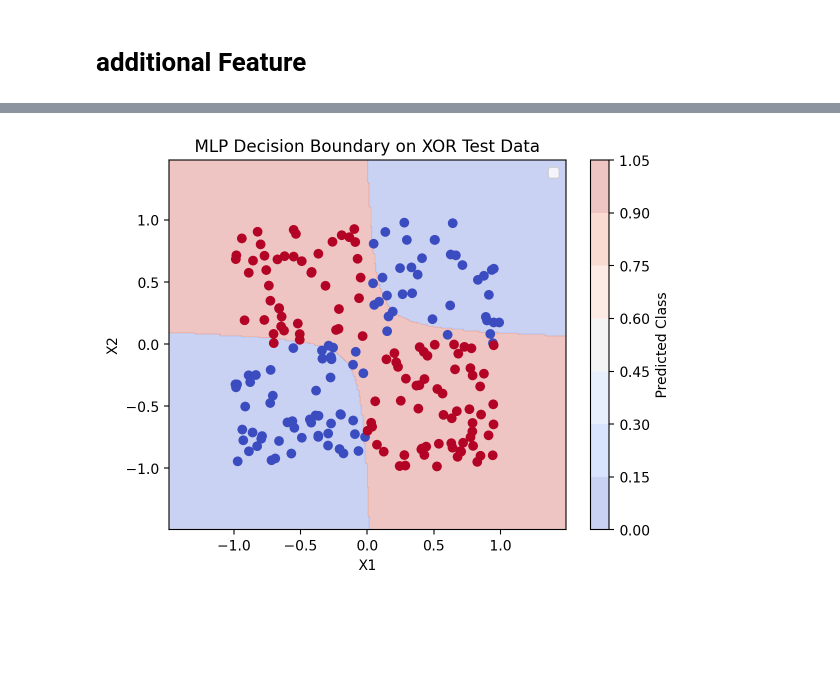
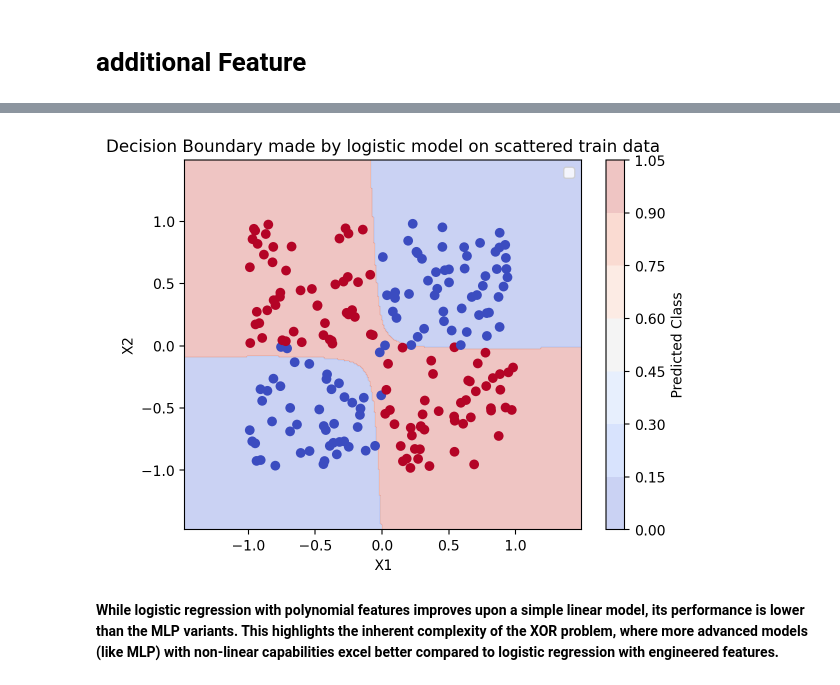
Before and after one commit to Vanshrichardiya/Vanshri, a Jupyter notebook: Task_2_MLP.ipynb, the cells around one changed output, grey strips where cells are left out. Cells and saved outputs as stored; diff of their text form; code cells hidden in the pictures; blank space fills up the shorter version.

```diff
--- a/Task_2_MLP.ipynb
+++ b/Task_2_MLP.ipynb
@@ -83,6 +84,6 @@ for i in range(1,epochs+1):
     opt.zero_grad()
     loss.backward()
     opt.step()
-    if i%10==0:
+    if i%100==0:
         print("Epochs",i,"Loss: ", loss)
 # %% [output]
@@ -153,0 +248,25 @@ Y_train_t = Y_train_t[:160]
+# %%
+for lambda_l2 in l2_values:
+    model = MLP()
+    criterion = nn.BCELoss()
+    optimizer = optim.Adam(model.parameters(), lr=0.01, weight_decay=lambda_l2)
+
+    for epoch in range(1, epochs + 1):
+        model.train()
+        output = model(X_train_t)
+        loss = criterion(output, Y_train_t)
+        optimizer.zero_grad()
+        loss.backward()
+        optimizer.step()
+
+    model.eval()
+    with torch.no_grad():
+        val_output = model(X_val_t)
+        val_pred = val_output.round()
+        val_accuracy = (val_pred.eq(Y_val_t).sum() / float(Y_val_t.shape[0])).item() * 100
+        val_accs.append(val_accuracy)
+        print(f'L2 Lambda: {lambda_l2}, Validation Accuracy: {val_accuracy:.2f}%')
+
+        if val_accuracy > best_val_accuracy:
+            best_val_accuracy = val_accuracy
+            best_lambda_l2 = lambda_l2
@@ -154,19 +290,15 @@ Y_train_t = Y_train_t[:160]
 # %%
-lambda_l1=0.001
 model = MLP()
-criterion = nn.BCELoss()
-optimizer = torch.optim.Adam(model.parameters(), lr=0.01)
-
-# Training loop
-epochs = 500
+optimizer = torch.optim.Adam(model.parameters(), lr=0.01, weight_decay=best_lambda_l2)
+epochs=500
 for epoch in range(1, epochs + 1):
     model.train()
     output = model(X_train_t)
-    loss = criterion(output, Y_train_t) + l1_reg(model, lambda_l1)
+    loss = criterion(output, Y_train_t)
     optimizer.zero_grad()
     loss.backward()
     optimizer.step()
 
-    if epoch % 10 == 0:
+    if epoch % 100 == 0:
         print(f"Epoch {epoch}, Loss: {loss.item():.4f}")
 # %% [output]
@@ -407,25 +403,26 @@ Test Accuracy: 93.50%
 # %%
 x_min, x_max = X_test[:, 0].min() - 0.5, X_test[:, 0].max() + 0.5
 y_min, y_max = X_test[:, 1].min() - 0.5, X_test[:, 1].max() + 0.5
 xx, yy = np.meshgrid(np.arange(x_min, x_max, 0.01), np.arange(y_min, y_max, 0.01))
 
-# Predict class labels for all points in the meshgrid
 grid_data = np.c_[xx.ravel(), yy.ravel()]
-grid_data_poly = poly.transform(grid_data)  # Transform grid data to match polynomial features
+grid_data_poly = poly.transform(grid_data)
 grid_data_t = torch.tensor(grid_data_poly, dtype=torch.float32)
 
 with torch.no_grad():
     Z = model(grid_data_t)
     Z = Z.round().numpy().reshape(xx.shape)
 
 # Plot decision surface
 plt.contourf(xx, yy, Z, alpha=0.3, cmap='coolwarm')
 plt.colorbar(label='Predicted Class')
 plt.scatter(X_train[:, 0], X_train[:, 1], c=Y_train, cmap='coolwarm')
 plt.xlabel("X1")
 plt.ylabel("X2")
-plt.title("MLP Decision Boundary on XOR Test Data")
+plt.title("Decision Boundary made by logistic model on scattered train data")
 plt.legend()
 plt.show()
 # %% [output]
-[figure, old version]
+[figure, new version]
+# %% [markdown]
+**While logistic regression with polynomial features improves upon a simple linear model, its performance is lower than the MLP variants. This highlights the inherent complexity of the XOR problem, where more advanced models (like MLP) with non-linear capabilities excel better compared to logistic regression with engineered features.**
```
Also changed, not shown: parts of 32 cells of this notebook.
